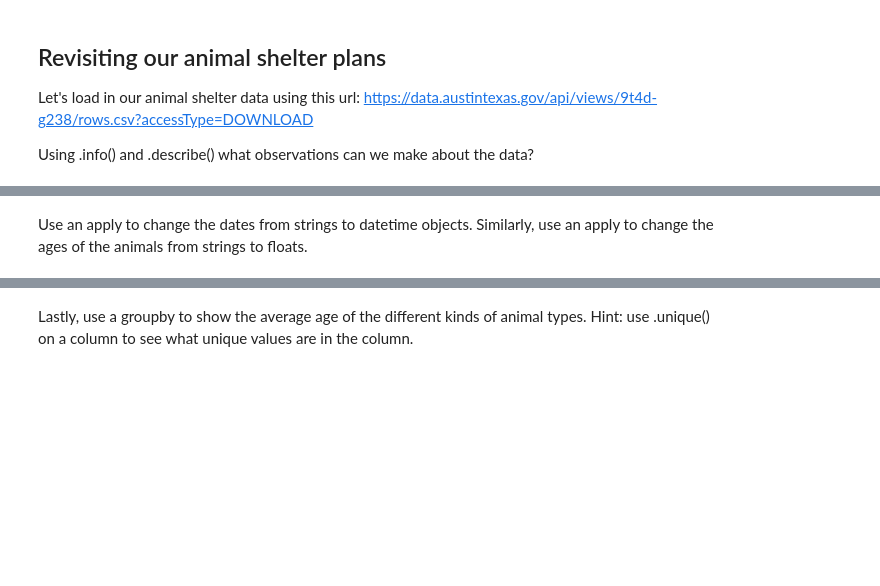
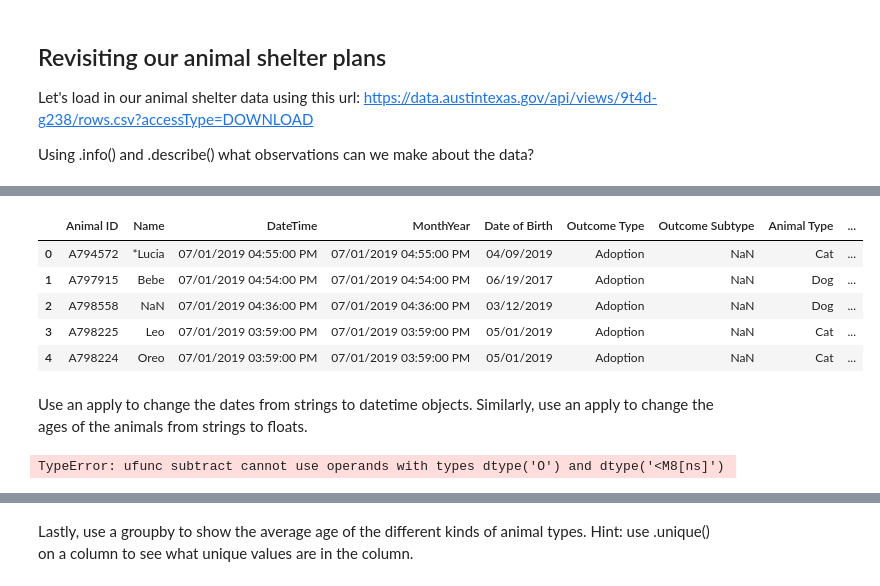
Before and after one commit to Jkim516/pandas-2-seattle-ds-062419, a Jupyter notebook: pandas_tools_codealong.ipynb, the cells around one changed output, grey strips where cells are left out. Cells and saved outputs as stored; diff of their text form; code cells hidden in the pictures; blank space fills up the shorter version.

Commit message:
getting error msg on line 167

```diff
--- a/pandas_tools_codealong.ipynb
+++ b/pandas_tools_codealong.ipynb
@@ -383,2 +417,11 @@ Using .info() and .describe() what observations can we make about the data?
+# %%
+df_aus.head()
+# %% [output]
+|  | Animal ID | Name | DateTime | MonthYear | Date of Birth | Outcome Type | Outcome Subtype | Animal Type | ... |
+| 0 | A794572 | *Lucia | 07/01/2019 04:55:00 PM | 07/01/2019 04:55:00 PM | 04/09/2019 | Adoption | NaN | Cat | ... |
+| 1 | A797915 | Bebe | 07/01/2019 04:54:00 PM | 07/01/2019 04:54:00 PM | 06/19/2017 | Adoption | NaN | Dog | ... |
+| 2 | A798558 | NaN | 07/01/2019 04:36:00 PM | 07/01/2019 04:36:00 PM | 03/12/2019 | Adoption | NaN | Dog | ... |
+| 3 | A798225 | Leo | 07/01/2019 03:59:00 PM | 07/01/2019 03:59:00 PM | 05/01/2019 | Adoption | NaN | Cat | ... |
+| 4 | A798224 | Oreo | 07/01/2019 03:59:00 PM | 07/01/2019 03:59:00 PM | 05/01/2019 | Adoption | NaN | Cat | ... |
 # %% [markdown]
 Use an apply to change the dates from strings to datetime objects. Similarly, use an apply to change the ages of the animals from strings to floats.
@@ -386,0 +438,30 @@ Use an apply to change the dates from strings to datetime objects. Similarly, us
+# %%
+days_in_year = 365.242
+
+# cast 'DateTime' to a datetime object
+df_aus["clean_datetime"] = (pd.to_datetime(df_aus["DateTime"],
+                                             format="%m/%d/%Y %I:%M:%S %p")
+                               .dt
+                               .date)
+
+# case 'Date of Birth' to a datetime object
+df_aus["clean_dob"] = (pd.to_datetime(df_aus["Date of Birth"],
+                                             format="%m/%d/%Y"))
+
+# calc the difference in days between clean_datetime and clean_dob
+df_aus["animal_age_days"] = ((df_aus["clean_datetime"]
+                                - df_aus["clean_dob"])
+                                .dt
+                                .days)
+
+# divide animal age in days by number of days in year
+df_aus["animal_age_years"] = ((df_aus["animal_age_days"]
+                                 / days_in_year)
+                                 .round(3))
+
+# view the df
+df_aus[["clean_datetime", "DateTime",
+           "clean_dob", "Date of Birth",
+           "animal_age_days", "animal_age_years"]].head()
+# %% [output]
+TypeError: ufunc subtract cannot use operands with types dtype('O') and dtype('<M8[ns]')
```
Also changed, not shown: parts of 13 cells of this notebook.
